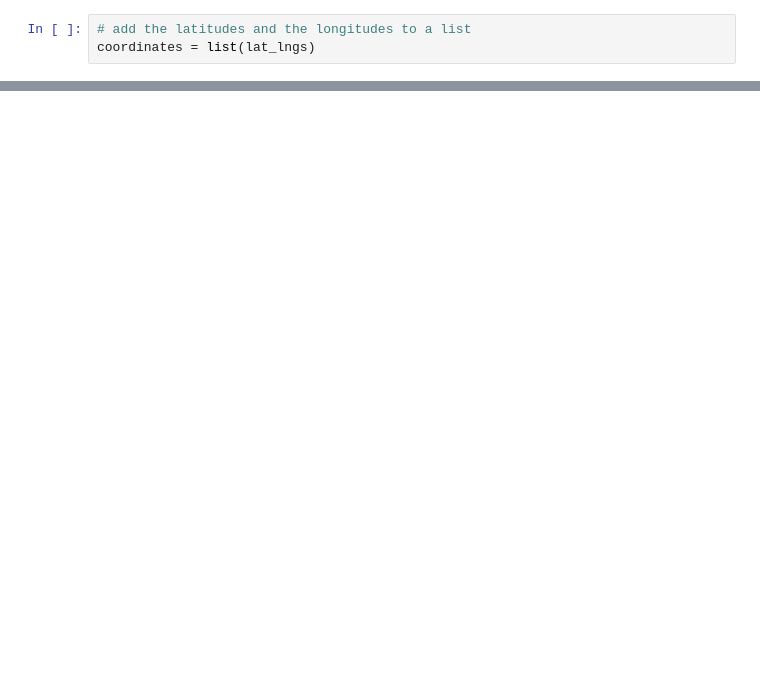
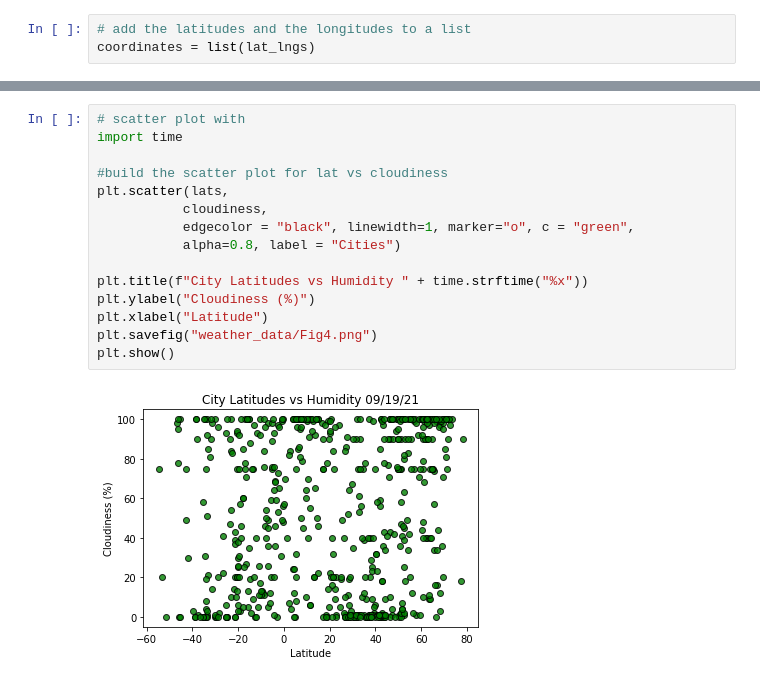
Before and after one commit to yikesbadatnames/World_Weather_Analysis, a Jupyter notebook: WeatherPy.ipynb, the cells around one changed output, grey strips where cells are left out. Saved outputs shown, nothing was run; the diff lists cells and outputs as text; blank space fills up the shorter version.

```diff
--- a/WeatherPy.ipynb
+++ b/WeatherPy.ipynb
@@ -27,0 +170,17 @@ SyntaxError: invalid syntax (<ipython-input-16-367def8cb84a>, line 6)
+# %%
+# scatter plot with
+import time
+
+#build the scatter plot for lat vs cloudiness
+plt.scatter(lats,
+           cloudiness,
+           edgecolor = "black", linewidth=1, marker="o", c = "green",
+           alpha=0.8, label = "Cities")
+
+plt.title(f"City Latitudes vs Humidity " + time.strftime("%x"))
+plt.ylabel("Cloudiness (%)")
+plt.xlabel("Latitude")
+plt.savefig("weather_data/Fig4.png")
+plt.show()
+# %% [output]
+[figure, added]
```
Also changed, not shown: parts of 21 cells of this notebook.
